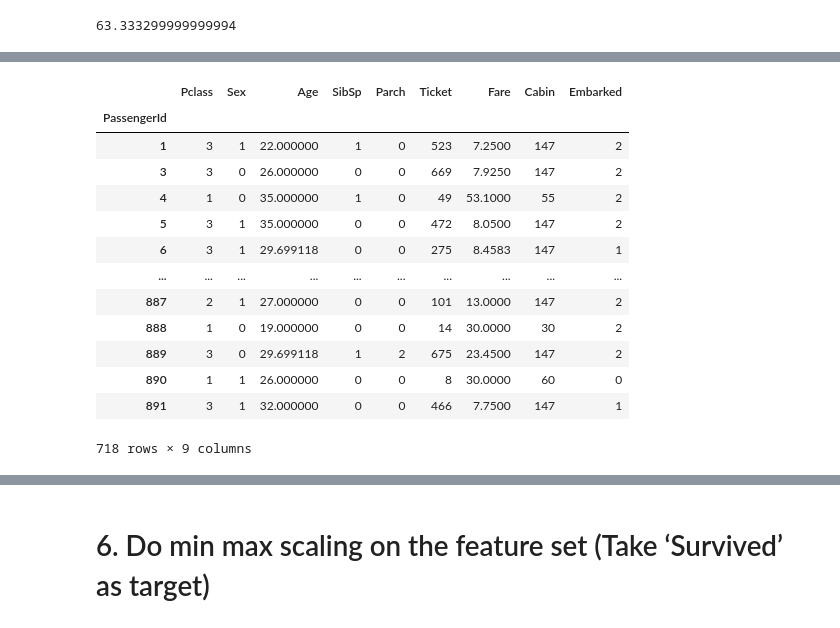
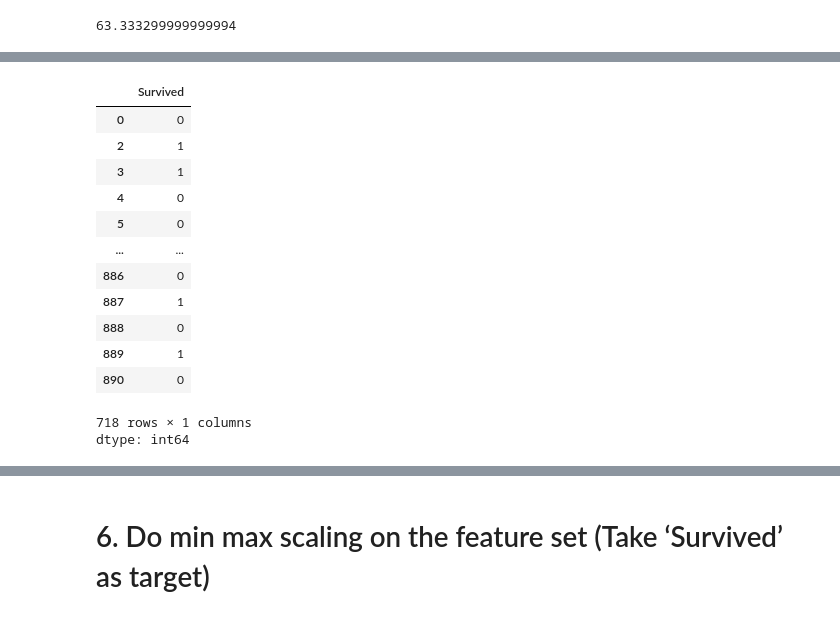
Before and after one commit to syamkrishnanharidas/DATA_ANALYTICS_PYTHON_ASSIGNMENT, a Jupyter notebook: A06_TITANIC.ipynb, the cells around one changed output, grey strips where cells are left out. Drawn from its saved outputs; the diff is of its cells as text; code cells hidden in the pictures.

```diff
--- a/A06_TITANIC.ipynb
+++ b/A06_TITANIC.ipynb
@@ -464,3 +387,0 @@ lower_limit
-# %%
-upper_limit = Q3 + 1.5*IQR
-upper_limit
@@ -505,0 +388,3 @@ df6
+# %%
+df2=df2[(df2['Fare']<=upper_limit) & (df2['Fare']>=lower_limit)]
+df2
@@ -505,0 +422,9 @@ df6
+# %%
+# remove irrelevant columns  : do not add any useful information for analysis
+# passengerID
+# Name
+# Cabin
+# ticket
+irr_col = ['PassengerId','Name','Sex','Cabin','Ticket','Fare']
+df2 = df2.drop(columns=irr_col)
+df2.columns
@@ -505,0 +435,3 @@ df6
+# %%
+x=pd.DataFrame(df2)
+x
@@ -506,18 +452,19 @@ df6
 # %%
-x = df6.drop('Survived', axis = 1)
-x
+y = x['Survived']
+x=x.drop('Survived',axis=1)
+y
 # %% [output]
-|  | Pclass | Sex | Age | SibSp | Parch | Ticket | Fare | Cabin | Embarked |
-| PassengerId |  |  |  |  |  |  |  |  |  |
-| 1 | 3 | 1 | 22.000000 | 1 | 0 | 523 | 7.2500 | 147 | 2 |
-| 3 | 3 | 0 | 26.000000 | 0 | 0 | 669 | 7.9250 | 147 | 2 |
-| 4 | 1 | 0 | 35.000000 | 1 | 0 | 49 | 53.1000 | 55 | 2 |
-| 5 | 3 | 1 | 35.000000 | 0 | 0 | 472 | 8.0500 | 147 | 2 |
-| 6 | 3 | 1 | 29.699118 | 0 | 0 | 275 | 8.4583 | 147 | 1 |
-| ... | ... | ... | ... | ... | ... | ... | ... | ... | ... |
-| 887 | 2 | 1 | 27.000000 | 0 | 0 | 101 | 13.0000 | 147 | 2 |
-| 888 | 1 | 0 | 19.000000 | 0 | 0 | 14 | 30.0000 | 30 | 2 |
-| 889 | 3 | 0 | 29.699118 | 1 | 2 | 675 | 23.4500 | 147 | 2 |
-| 890 | 1 | 1 | 26.000000 | 0 | 0 | 8 | 30.0000 | 60 | 0 |
-| 891 | 3 | 1 | 32.000000 | 0 | 0 | 466 | 7.7500 | 147 | 1 |
+|  | Survived |
+| 0 | 0 |
+| 2 | 1 |
+| 3 | 1 |
+| 4 | 0 |
+| 5 | 0 |
+| ... | ... |
+| 886 | 0 |
+| 887 | 1 |
+| 888 | 0 |
+| 889 | 1 |
+| 890 | 0 |
-718 rows × 9 columns
+718 rows × 1 columns
+dtype: int64
```
Also changed, not shown: parts of 40 cells of this notebook.
